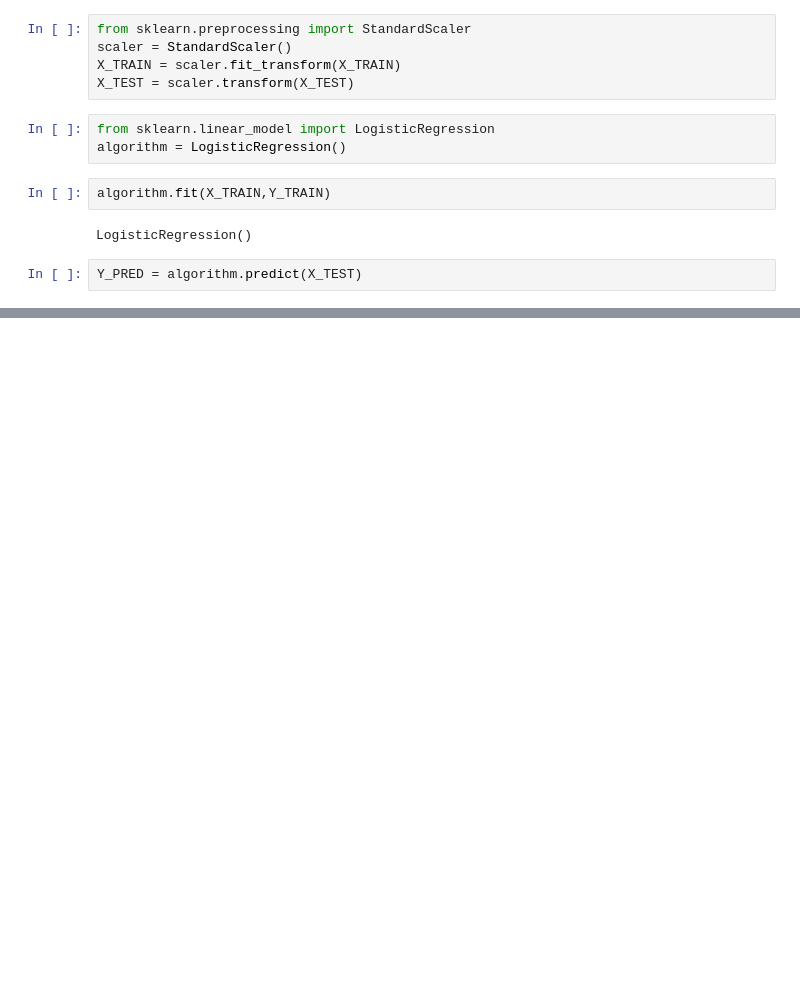
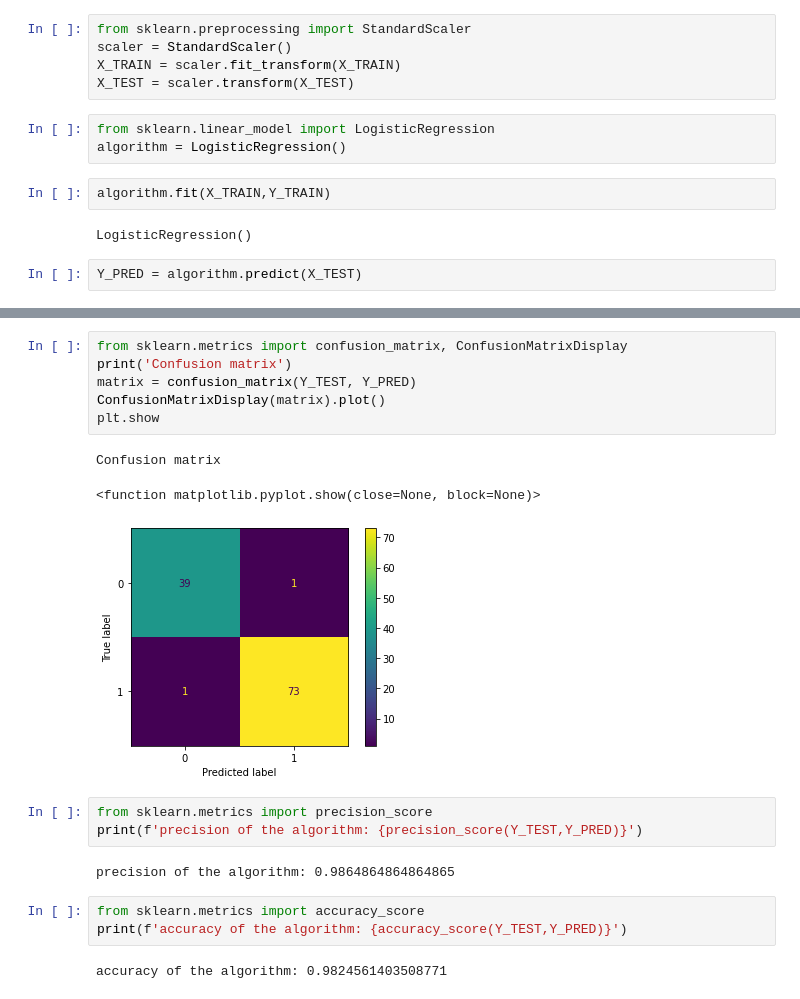
Before and after one commit to GuillermoPerez32/AI-practices, a Jupyter notebook: logisticRegression.ipynb, the cells around one changed output, grey strips where cells are left out. Saved outputs shown, nothing was run; the diff lists cells and outputs as text; blank space fills up the shorter version.

Commit message:
adding metrics to LogisticRegression example

```diff
--- a/logisticRegression.ipynb
+++ b/logisticRegression.ipynb
@@ -30,0 +31,20 @@ plt.show()
+# %%
+from sklearn.metrics import confusion_matrix, ConfusionMatrixDisplay
+print('Confusion matrix')
+matrix = confusion_matrix(Y_TEST, Y_PRED)
+ConfusionMatrixDisplay(matrix).plot()
+plt.show
+# %% [output]
+Confusion matrix
+<function matplotlib.pyplot.show(close=None, block=None)>
+[figure, added]
+# %%
+from sklearn.metrics import precision_score
+print(f'precision of the algorithm: {precision_score(Y_TEST,Y_PRED)}')
+# %% [output]
+precision of the algorithm: 0.9864864864864865
+# %%
+from sklearn.metrics import accuracy_score
+print(f'accuracy of the algorithm: {accuracy_score(Y_TEST,Y_PRED)}')
+# %% [output]
+accuracy of the algorithm: 0.9824561403508771
```
Also changed, not shown: parts of 2 cells of this notebook.
